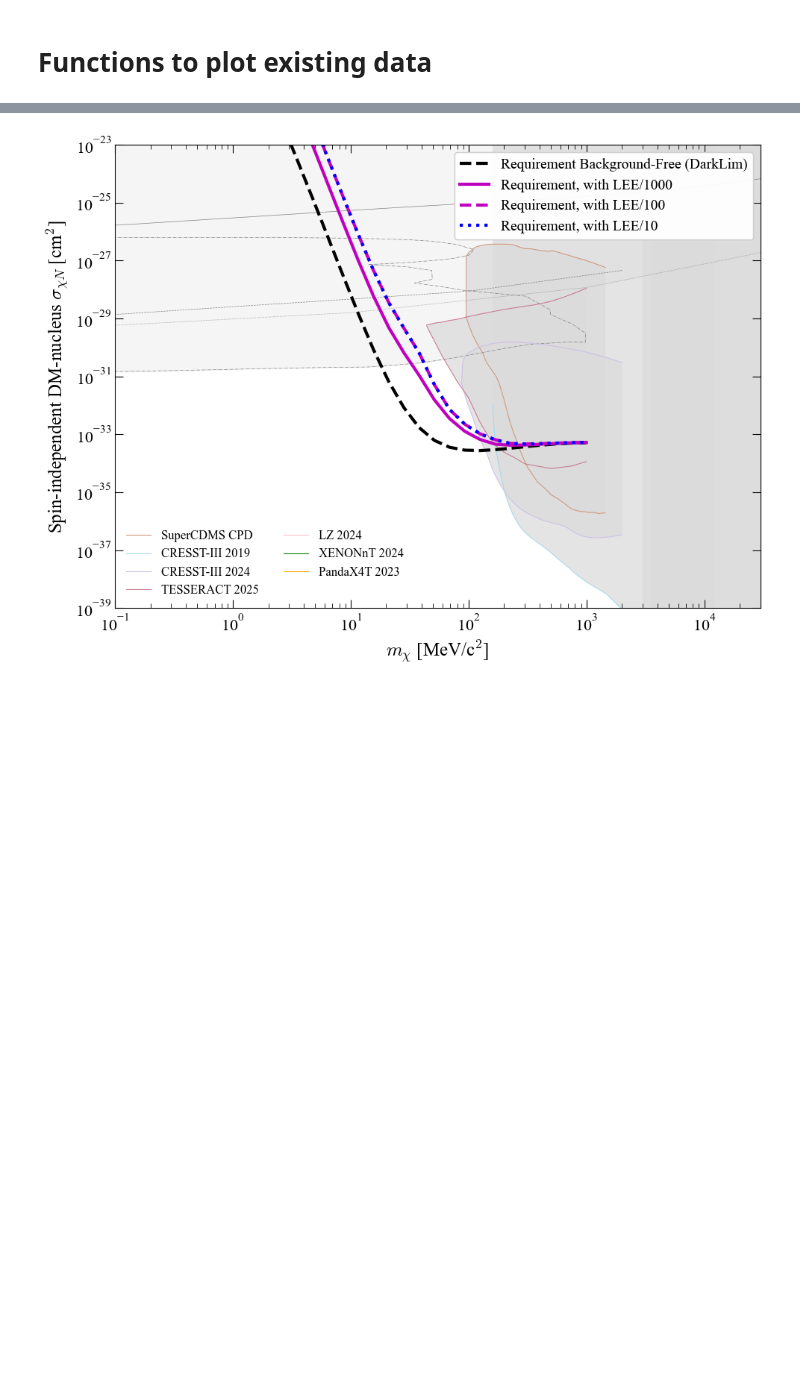
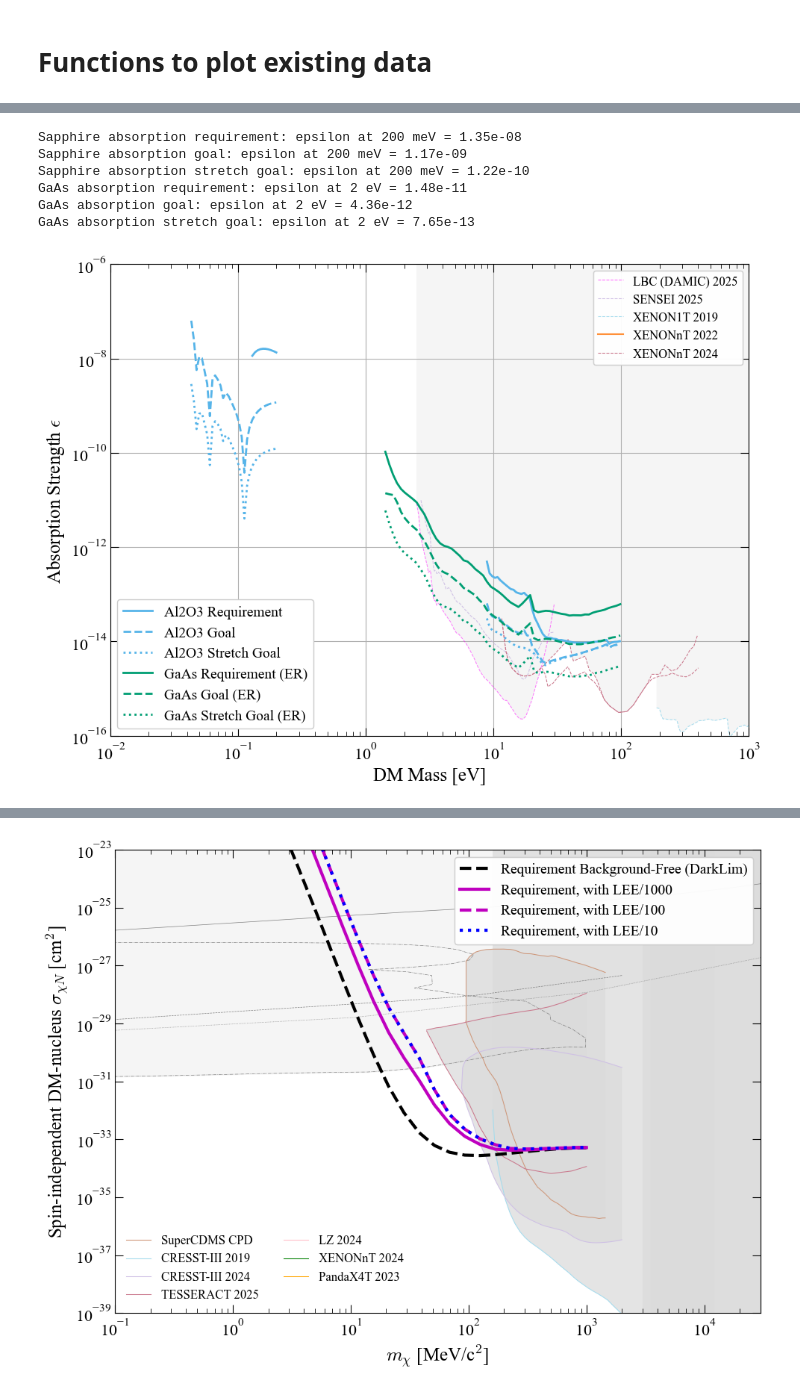
Before and after one commit to spice-herald/DarkLim, a Jupyter notebook: examples/plot_sensitivities_CDR.ipynb, the cells around one changed output, grey strips where cells are left out. Drawn from its saved outputs; the diff is of its cells as text; code cells hidden in the pictures; blank space fills up the shorter version.

Commit message:
Giant dump of notebooks and simulation scripts from July 2025 Gateway Review, including final plots. Mostly focused on sapphire and GaAs; also includes some helium OF simulations.

```diff
--- a/examples/plot_sensitivities_CDR.ipynb
+++ b/examples/plot_sensitivities_CDR.ipynb
@@ -430,0 +341,68 @@ Loaded /home/vvelan/DarkELF/darkelf/../data/Al2O3/O_Fn.dat for Fn(omega)
+# %%
+fig, ax, handles_existing = load_and_plot_existing(ER_model='absorption', lw=0.75, leg=False)
+
+handles_calculated = []
+m_print_sapphire = 198e-12 # 198e-12 GeV = 198 meV
+m_print_gaas = 2e-9 # 2e-9 GeV = 2 eV
+
+m_lim, x_lim = np.loadtxt('GatewayReview/sapphire_requirement_absorption/limit.txt', unpack=True)
+l, = ax.plot(m_lim*1e9, x_lim, '-', color='#56B4E9', lw=2, label='Al2O3 Requirement')
+handles_calculated.append(l)
+print(f'Sapphire absorption requirement: epsilon at 200 meV = {np.interp(m_print_sapphire, m_lim, x_lim):.2e}')
+
+m_lim, x_lim = np.loadtxt('GatewayReview/sapphire_goal_absorption/limit.txt', unpack=True)
+l, = ax.plot(m_lim*1e9, x_lim, '--', color='#56B4E9', lw=2, label='Al2O3 Goal')
+handles_calculated.append(l)
+print(f'Sapphire absorption goal: epsilon at 200 meV = {np.interp(m_print_sapphire, m_lim, x_lim):.2e}')
+
+m_lim, x_lim = np.loadtxt('GatewayReview/sapphire_stretch_absorption/limit.txt', unpack=True)
+l, = ax.plot(m_lim*1e9, x_lim, ':', color='#56B4E9', lw=2, label='Al2O3 Stretch Goal')
+handles_calculated.append(l)
+print(f'Sapphire absorption stretch goal: epsilon at 200 meV = {np.interp(m_print_sapphire, m_lim, x_lim):.2e}')
+
+m_lim, x_lim = np.loadtxt('GatewayReview/gaas_requirement_ER/results_absorption/limit.txt', unpack=True)
+l, = ax.plot(m_lim*1e9, x_lim, '-', color='#009E73', lw=2, label='GaAs Requirement (ER)')
+handles_calculated.append(l)
+print(f'GaAs absorption requirement: epsilon at 2 eV = {np.interp(m_print_gaas, m_lim, x_lim):.2e}')
+
+# m_lim, x_lim = np.loadtxt('GatewayReview/gaas_requirement_NR/results_absorption/limit.txt', unpack=True)
+# l, = ax.plot(m_lim*1e9, x_lim, '-', color='y', lw=2, label='GaAs NR Requirement')
+# handles_calculated.append(l)
+
+m_lim, x_lim = np.loadtxt('GatewayReview/gaas_goal_ER/results_absorption/limit.txt', unpack=True)
+l, = ax.plot(m_lim*1e9, x_lim, '--', color='#009E73', lw=2, label='GaAs Goal (ER)')
+handles_calculated.append(l)
+print(f'GaAs absorption goal: epsilon at 2 eV = {np.interp(m_print_gaas, m_lim, x_lim):.2e}')
+
+# m_lim, x_lim = np.loadtxt('GatewayReview/gaas_goal_NR/results_absorption/limit.txt', unpack=True)
+# l, = ax.plot(m_lim*1e9, x_lim, '--', color='y', lw=2, label='GaAs NR Goal')
+# handles_calculated.append(l)
+
+m_lim, x_lim = np.loadtxt('GatewayReview/gaas_stretch/results_absorption/limit.txt', unpack=True)
+l, = ax.plot(m_lim*1e9, x_lim, ':', color='#009E73', lw=2, label='GaAs Stretch Goal (ER)')
+handles_calculated.append(l)
+print(f'GaAs absorption stretch goal: epsilon at 2 eV = {np.interp(m_print_gaas, m_lim, x_lim):.2e}')
+
+leg1 = ax.legend(handles=handles_calculated, loc='lower left', fontsize=14, frameon=True, framealpha=1)
+ax.add_artist(leg1)
+
+leg2 = ax.legend(handles=handles_existing, loc='upper right', fontsize=12, frameon=True)
+ax.add_artist(leg2)
+
+ax.grid('on')
+ax.set_xlim([1e-2, 1e3])
+ax.set_ylim([1e-16, 1e-6])
+ax.set_xlabel(r'DM Mass [eV]', fontsize=18)
+ax.set_ylabel(r'Absorption Strength $\epsilon$', fontsize=18)
+
+fig.tight_layout()
+fig.savefig('GatewayReview/TESSERACT_Sensitivities_Absorption.pdf')
+fig.show()
+# %% [output]
+Sapphire absorption requirement: epsilon at 200 meV = 1.35e-08
+Sapphire absorption goal: epsilon at 200 meV = 1.17e-09
+Sapphire absorption stretch goal: epsilon at 200 meV = 1.22e-10
+GaAs absorption requirement: epsilon at 2 eV = 1.48e-11
+GaAs absorption goal: epsilon at 2 eV = 4.36e-12
+GaAs absorption stretch goal: epsilon at 2 eV = 7.65e-13
+[figure, added]
```
Also changed, not shown: parts of 17 cells of this notebook, 5 other files.
